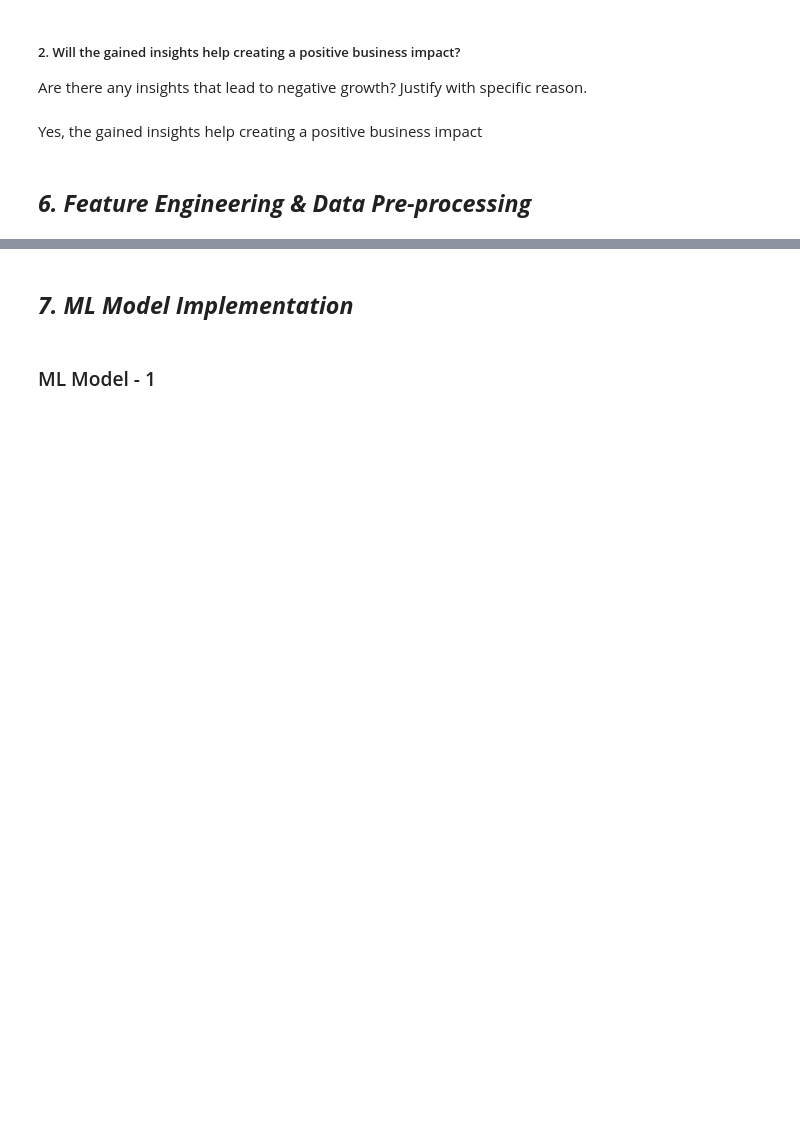
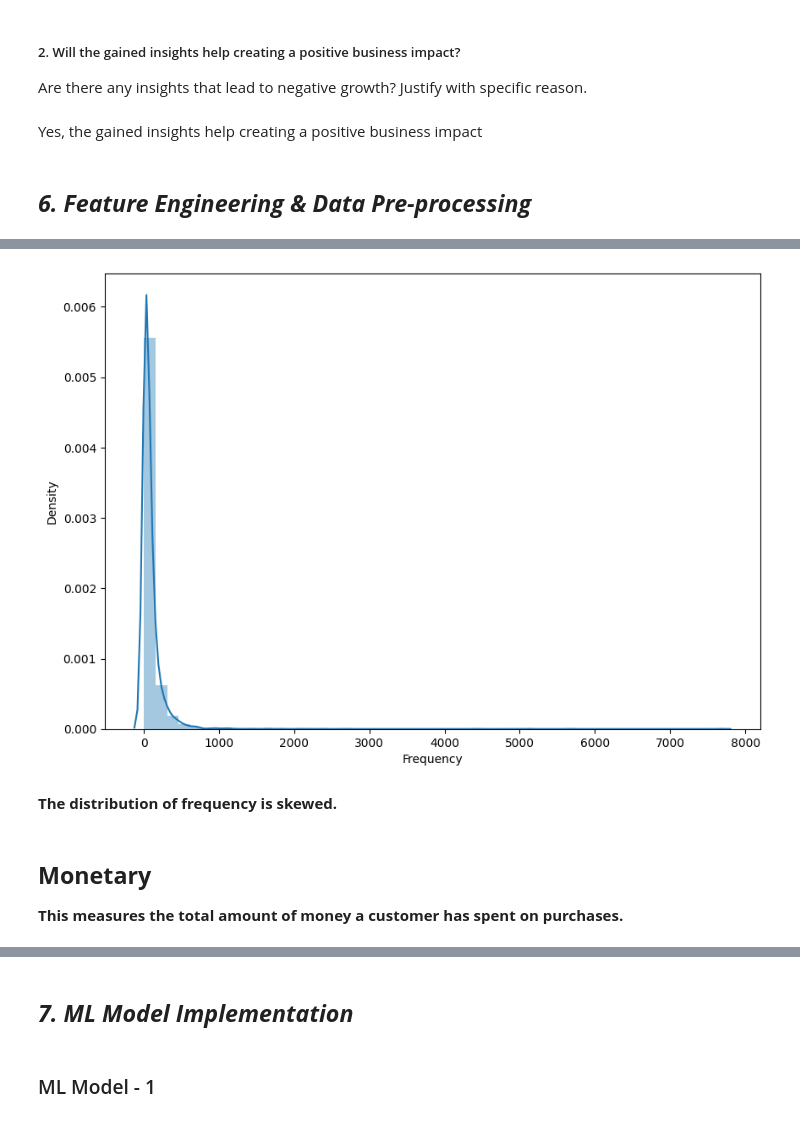
Before and after one commit to DhawalKhandait/Online-Retail-Customer-Segmentation-Clustering, a Jupyter notebook: Online_Retail_Customer_Segmentation.ipynb, the cells around one changed output, grey strips where cells are left out. Cells and saved outputs as stored; diff of their text form; code cells hidden in the pictures; blank space fills up the shorter version.

```diff
--- a/Online_Retail_Customer_Segmentation.ipynb
+++ b/Online_Retail_Customer_Segmentation.ipynb
@@ -1029,0 +984,12 @@ Answer Here.
+# %%
+# Frequency Distribution plot
+plt.figure(figsize=(10,7))
+sns.distplot(rfm_df['Frequency']);
+# %% [output]
+[figure, added]
+# %% [markdown]
+**The distribution of frequency is skewed.**
+# %% [markdown]
+## **Monetary**
+
+**This measures the total amount of money a customer has spent on purchases.**
```
Also changed, not shown: parts of 98 cells of this notebook.
